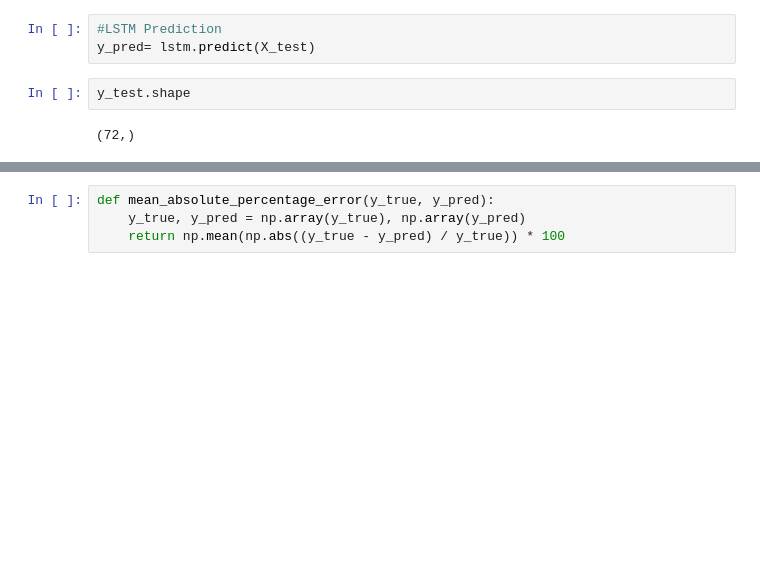
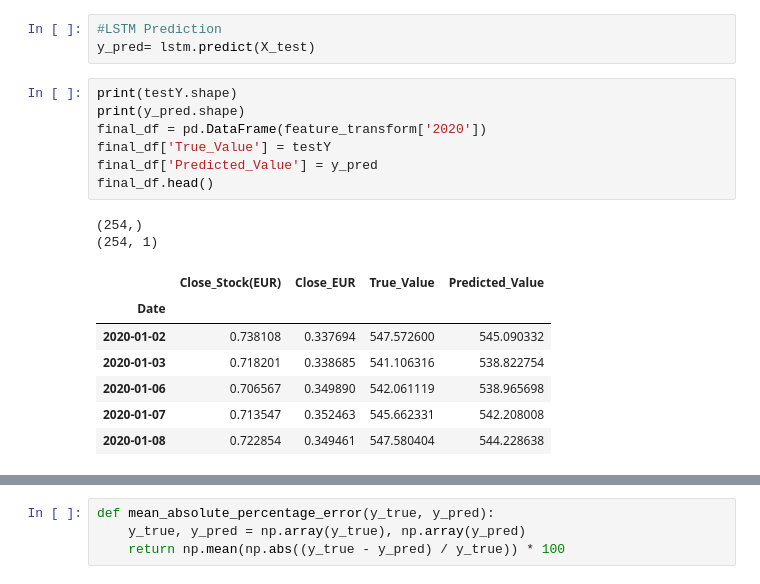
Before and after one commit to Felipe-Renck/stock-price-forecast, a Jupyter notebook: SAP_Stock_Price_LSTM.ipynb, the cells around one changed output, grey strips where cells are left out. Cells and saved outputs as stored; diff of their text form; blank space fills up the shorter version.

```diff
--- a/SAP_Stock_Price_LSTM.ipynb
+++ b/SAP_Stock_Price_LSTM.ipynb
@@ -112,8 +150,21 @@ Epoch 200/200
 # %%
 #LSTM Prediction
 y_pred= lstm.predict(X_test)
-# %%
-y_test.shape
-# %% [output]
-(72,)
+# %%
+print(testY.shape)
+print(y_pred.shape)
+final_df = pd.DataFrame(feature_transform['2020'])
+final_df['True_Value'] = testY
+final_df['Predicted_Value'] = y_pred
+final_df.head()
+# %% [output]
+(254,)
+(254, 1)
+|  | Close_Stock(EUR) | Close_EUR | True_Value | Predicted_Value |
+| Date |  |  |  |  |
+| 2020-01-02 | 0.738108 | 0.337694 | 547.572600 | 545.090332 |
+| 2020-01-03 | 0.718201 | 0.338685 | 541.106316 | 538.822754 |
+| 2020-01-06 | 0.706567 | 0.349890 | 542.061119 | 538.965698 |
+| 2020-01-07 | 0.713547 | 0.352463 | 545.662331 | 542.208008 |
+| 2020-01-08 | 0.722854 | 0.349461 | 547.580404 | 544.228638 |
 # %%
```
Also changed, not shown: parts of 12 cells of this notebook, 11 other files.
